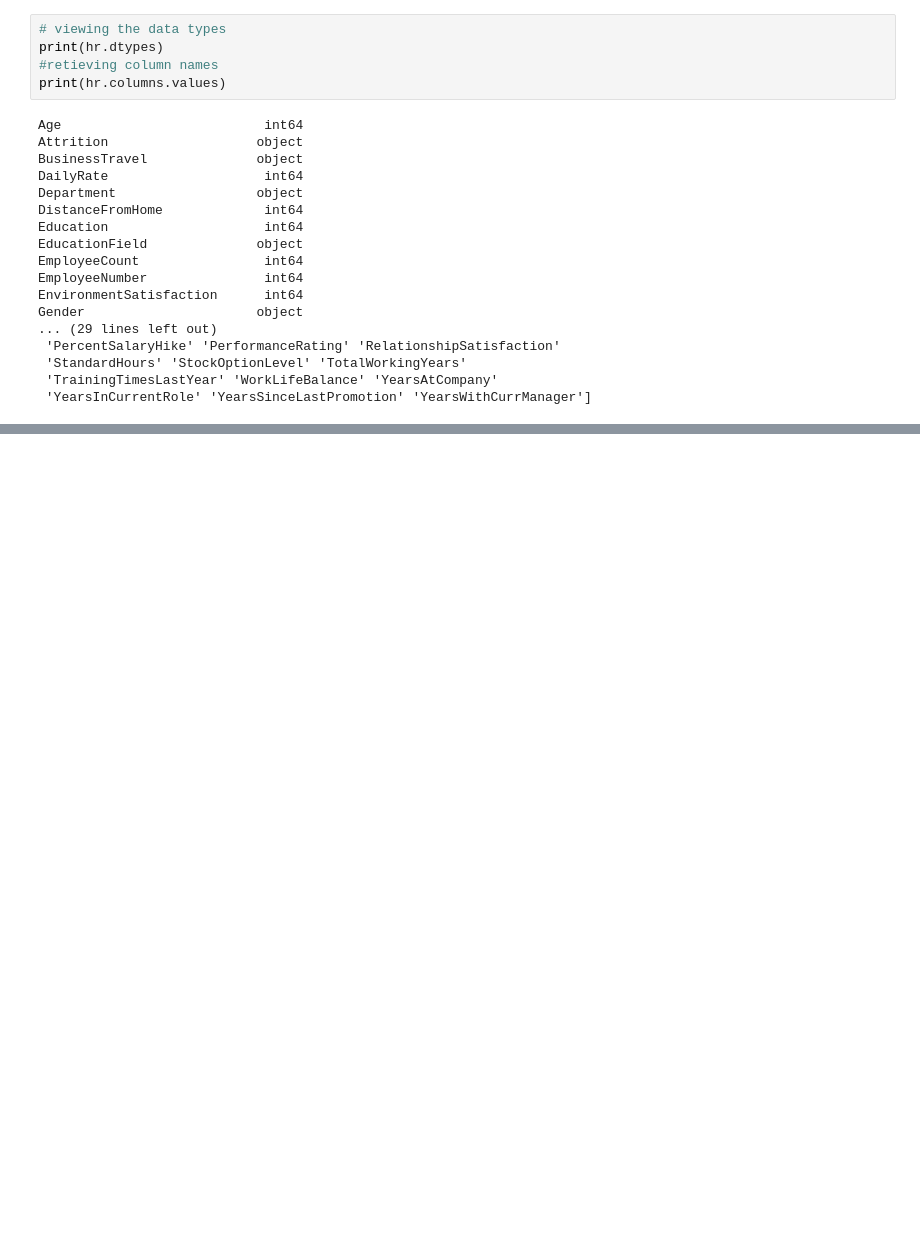
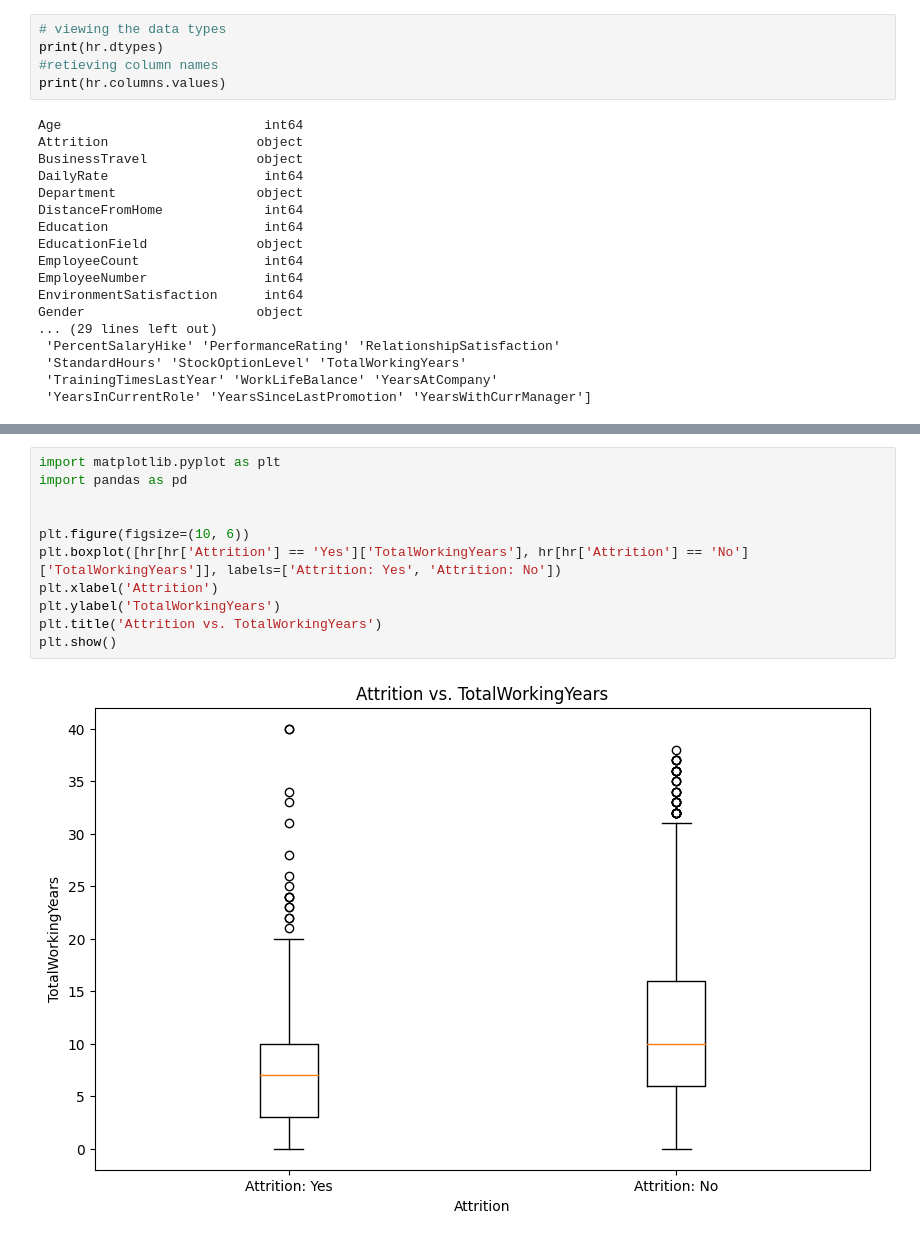
Before and after one commit to i-ninte/data-analytics-R-python, a Jupyter notebook: HR_ANALYTICS_.ipynb, the cells around one changed output, grey strips where cells are left out. Saved outputs shown, nothing was run; the diff lists cells and outputs as text; blank space fills up the shorter version.

```diff
--- a/HR_ANALYTICS_.ipynb
+++ b/HR_ANALYTICS_.ipynb
@@ -334,0 +213,13 @@ hr.to_excel('hr_analytics.xlsx', index=False)
+# %%
+import matplotlib.pyplot as plt
+import pandas as pd
+
+
+plt.figure(figsize=(10, 6))
+plt.boxplot([hr[hr['Attrition'] == 'Yes']['TotalWorkingYears'], hr[hr['Attrition'] == 'No']['TotalWorkingYears']], labels=['Attrition: Yes', 'Attrition: No'])
+plt.xlabel('Attrition')
+plt.ylabel('TotalWorkingYears')
+plt.title('Attrition vs. TotalWorkingYears')
+plt.show()
+# %% [output]
+[figure, added]
```
Also changed, not shown: parts of 20 cells of this notebook.
